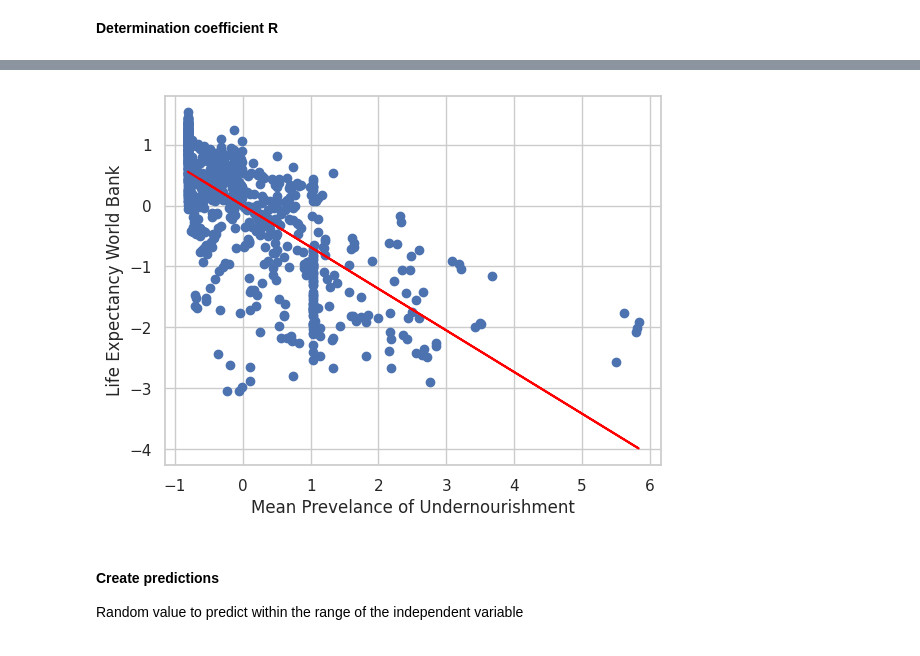
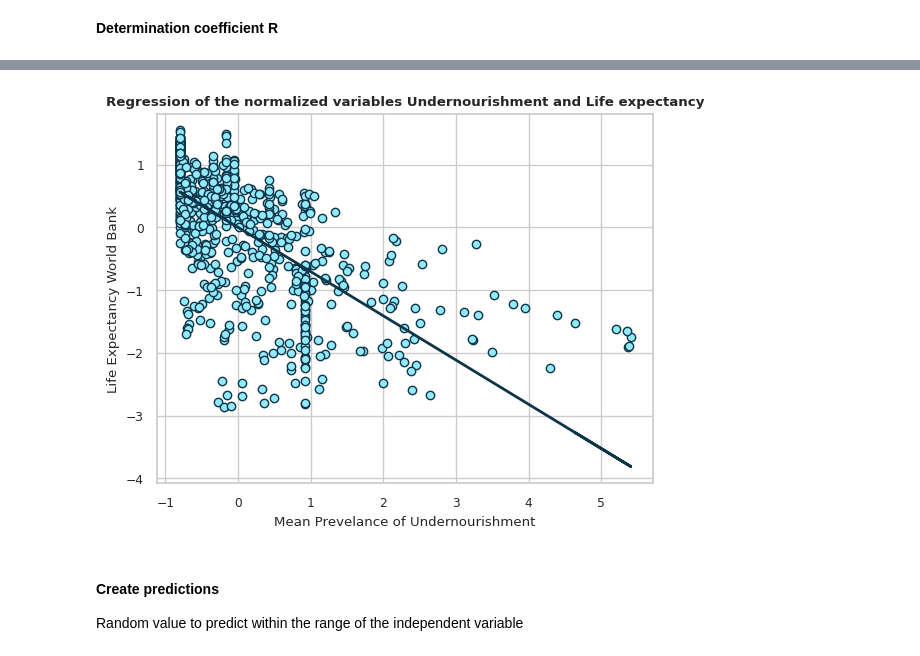
Before and after one commit to William-CCS96/linear_regression_life_expectancy_and_socioeconomic, a Jupyter notebook: notebooks/0.0-linear_regression_life_expectancy_and_socioeconomic-introduction.ipynb, the cells around one changed output, grey strips where cells are left out. Saved outputs shown, nothing was run; the diff lists cells and outputs as text; code cells hidden in the pictures.

Commit message:
Regresión lineal simple y limpieza de variables

```diff
--- a/notebooks/0.0-linear_regression_life_expectancy_and_socioeconomic-introduction.ipynb
+++ b/notebooks/0.0-linear_regression_life_expectancy_and_socioeconomic-introduction.ipynb
@@ -145,6 +120,10 @@ Since linear regressions are performed with correlated variables, it is necessar
 # Numerical variables
 colum_num = df.select_dtypes(include=['int64', 'float64']).columns
 
-sns.set(style = "whitegrid", context = "notebook")
-sns.heatmap(df[colum_num].corr(), cbar = True)
+colors = ["#0E3547", "#92EAFF"]
+cmap = LinearSegmentedColormap.from_list('Custom', colors, N=256)
+
+sns.set(style="whitegrid", context="notebook", font_scale=0.8)
+sns.heatmap(df[colum_num].corr(), cbar = True, cmap = cmap, annot=True, annot_kws={"size": 8})
+plt.title("Correlation matrix of numerical variables", fontweight='bold')
 # %% [output]
@@ -251,10 +231,11 @@ r2: 0.5107
 # %%
-plt.scatter(x=X_test, y=y_test)
-plt.plot(X_test, y_pred, color="red")
+plt.scatter(x=X_test, y=y_test, color = colors[1], edgecolor=colors[0] )
+plt.plot(X_test, y_pred, color= colors[0], linewidth=2)
 plt.xlabel("Mean Prevelance of Undernourishment")
-plt.ylabel("Life Expectancy World Bank");
+plt.ylabel("Life Expectancy World Bank")
+plt.title("Regression of the normalized variables Undernourishment and Life expectancy", fontweight="bold");
 # %% [output]
-[figure, old version]
+[figure, new version]
 # %% [markdown]
 #### Create predictions
 Random value to predict within the range of the independent variable
```
Also changed, not shown: parts of 27 cells of this notebook.
